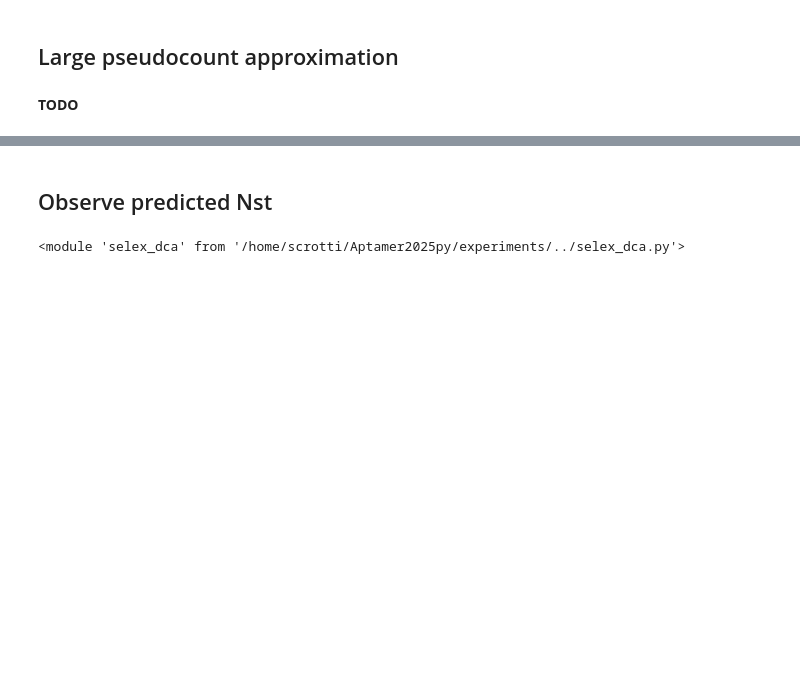
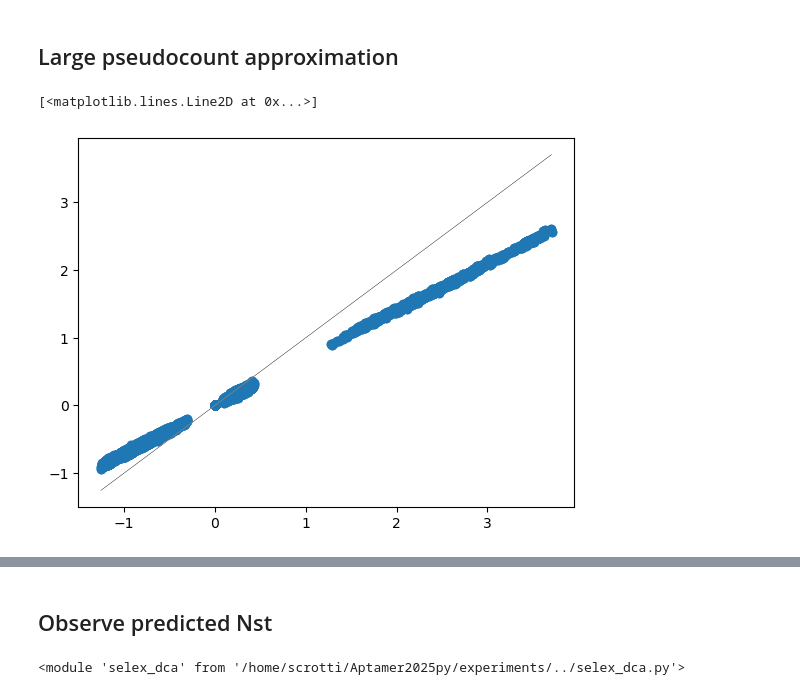
Before and after one commit to stecrotti/Aptamer2025py, a Jupyter notebook: experiments/dataset_1.ipynb, the cells around one changed output, grey strips where cells are left out. Drawn from its saved outputs; the diff is of its cells as text; code cells hidden in the pictures; blank space fills up the shorter version.

```diff
--- a/experiments/dataset_1.ipynb
+++ b/experiments/dataset_1.ipynb
@@ -121,5 +129,34 @@ ax3.legend()
 f.tight_layout()
 # %% [markdown]
 ## Large pseudocount approximation
-# %% [markdown]
-**TODO**
+# %%
+freq_single_tuple, freq_pair_tuple, total_reads_tuple = zip(
+    *[utils.frequences_from_sequences(seq, pseudo_count=0, dtype=dtype) for seq in sequences])
+fi_ = torch.stack(freq_single_tuple)
+fij_ = torch.stack(freq_pair_tuple)
+# %%
+T = len(ts)
+A = total_reads.sum().item()
+B = (torch.arange(T) * total_reads).sum().item()
+C = (torch.square(torch.arange(T)) * total_reads).sum().item()
+Riat = total_reads[:,None,None] * fi_
+Rijabt = total_reads[:,None,None,None,None] * fij_
+Aia = Riat.sum(0)
+Bia = (torch.arange(T)[:,None,None] * Riat).sum(0)
+Bijab = (torch.square(torch.arange(T))[:,None,None,None,None] * Rijabt).sum(0)
+_, L, q = fi.size()
+dhdalpha = q * (B*Aia - A*Bia) / (B**2 - A*C)
+dkdalpha = q * (B*Bia - Aia*C) / (B**2 - A*C) - 1
+dJdalpha = 1/2 * (q**2 * Bijab - B) / C
+dJdalpha[torch.arange(L), :, torch.arange(L), :] = 0
+dJdalpha = utils.zerosum_gauge_couplings(dJdalpha)
+# %%
+J = params['couplings_ps']
+h = params['bias_ps']
+# %%
+alpha = pseudo_count
+plt.scatter(dJdalpha, J / (1-alpha))
+plt.plot(dJdalpha.view(-1), dJdalpha.view(-1), color='gray', linewidth=0.3)
+# %% [output]
+[<matplotlib.lines.Line2D at 0x...>]
+[figure, added]
```
Also changed, not shown: parts of 3 cells of this notebook, 10 other files.
